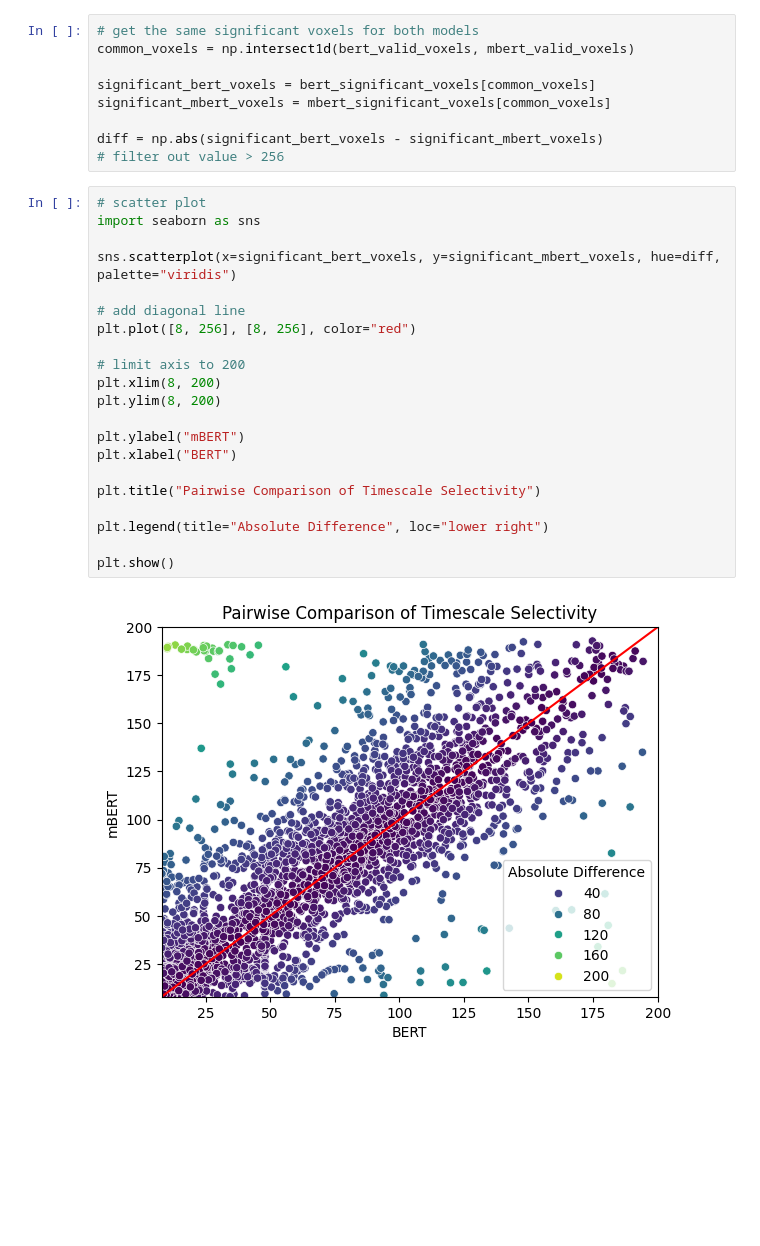
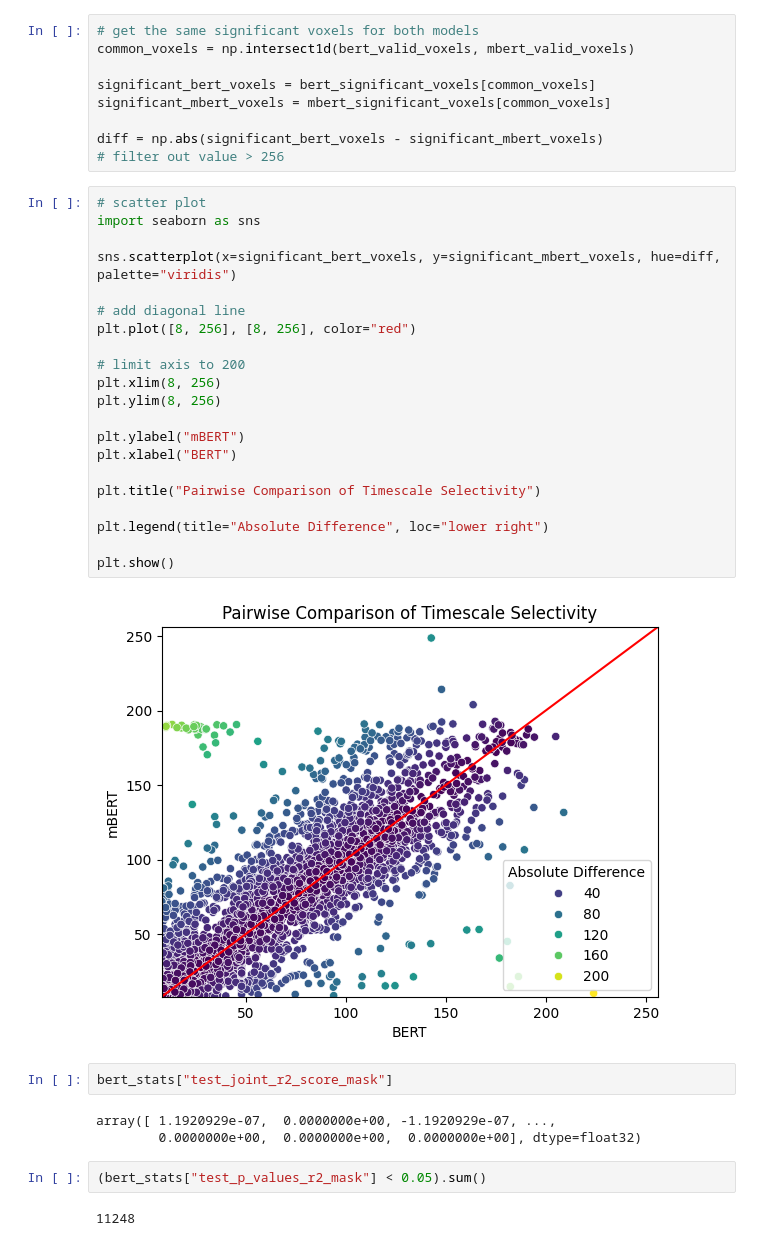
Before and after one commit to bramantyois/multilang_timescale, a Jupyter notebook: notebook/01_encoding_model/04_timescale_selectivity.ipynb, the cells around one changed output. Drawn from its saved outputs; the diff is of its cells as text; blank space fills up the shorter version.

Commit message:
plotting update

```diff
--- a/notebook/01_encoding_model/04_timescale_selectivity.ipynb
+++ b/notebook/01_encoding_model/04_timescale_selectivity.ipynb
@@ -203,23 +246,32 @@ diff = np.abs(significant_bert_voxels - significant_mbert_voxels)
 # %%
 # scatter plot
 import seaborn as sns
 
 sns.scatterplot(x=significant_bert_voxels, y=significant_mbert_voxels, hue=diff, palette="viridis")
 
 # add diagonal line
 plt.plot([8, 256], [8, 256], color="red")
 
 # limit axis to 200
-plt.xlim(8, 200)
-plt.ylim(8, 200)
+plt.xlim(8, 256)
+plt.ylim(8, 256)
 
 plt.ylabel("mBERT")
 plt.xlabel("BERT")
 
 plt.title("Pairwise Comparison of Timescale Selectivity")
 
 plt.legend(title="Absolute Difference", loc="lower right")
 
 plt.show()
 # %% [output]
-[figure, old version]
+[figure, new version]
+# %%
+bert_stats["test_joint_r2_score_mask"]
+# %% [output]
+array([ 1.1920929e-07,  0.0000000e+00, -1.1920929e-07, ...,
+        0.0000000e+00,  0.0000000e+00,  0.0000000e+00], dtype=float32)
+# %%
+(bert_stats["test_p_values_r2_mask"] < 0.05).sum()
+# %% [output]
+11248
```
Also changed, not shown: parts of 9 cells of this notebook, 3 other files.
